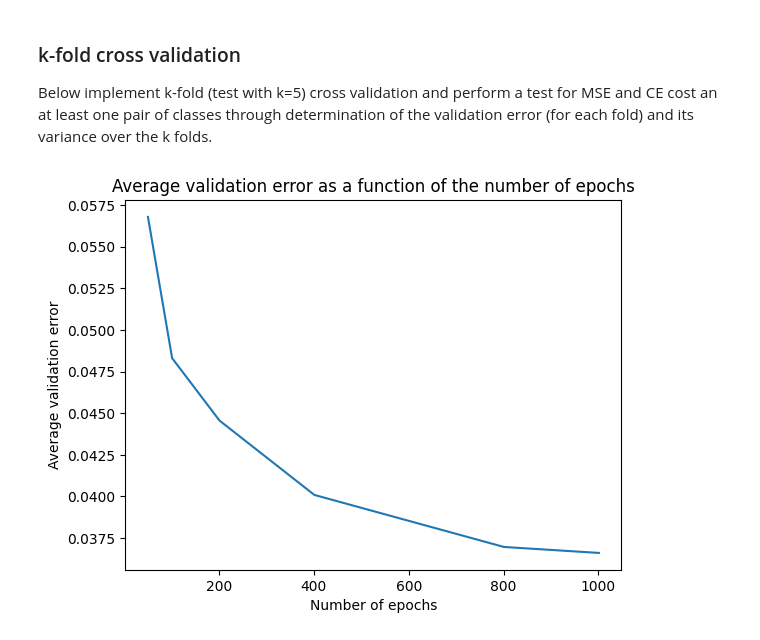
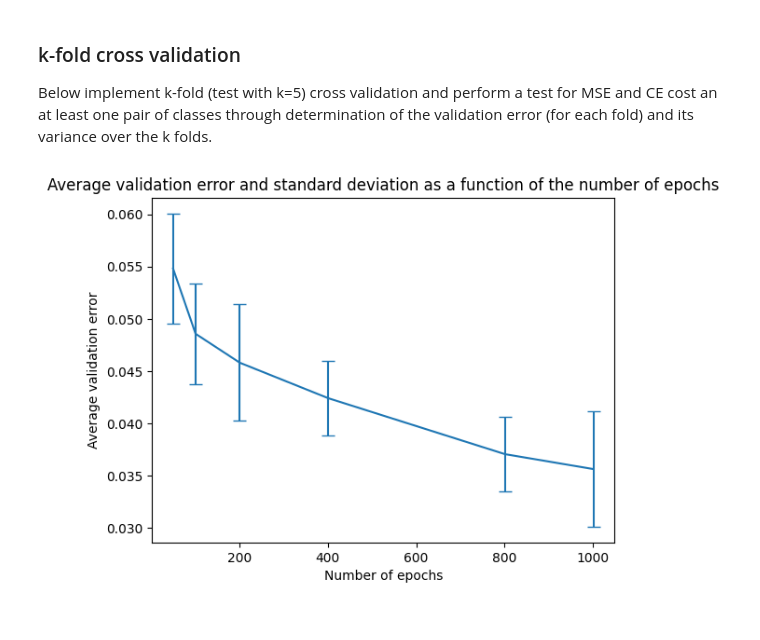
Before and after one commit to diegofrl/DeLearn23-24_PWs, a Jupyter notebook: PW2/k-fold_cross-correlation_stud.ipynb, the cells around one changed output. Cells and saved outputs as stored; diff of their text form; code cells hidden in the pictures.

```diff
--- a/PW2/k-fold_cross-correlation_stud.ipynb
+++ b/PW2/k-fold_cross-correlation_stud.ipynb
@@ -558,53 +561,50 @@ def k_fold_cross_validation(k=5, X=x_train, y=y_train, epochs=1000, alpha=0.5, r
     - y: numpy array, target vector
     - epochs: int, number of epochs for training
     - alpha: float, learning rate
-    - random_std: float, standard deviation for random initialisation of weights
+    - random_std: float, standard deviation for random initialization of weights
 
     Returns:
-    - Average validation error across all folds.
+    - Average validation error and its standard deviation across all folds.
     """
 
-    # Ensure inputs are numpy arrays
     X = np.array(X)
     y = np.array(y)
-
-    # Calculate the number of samples in each fold
     fold_size = len(X) // k
-
-    # Create a list to store the validation errors
     val_errors = []
 
-    # Perform k-fold cross-validation
     for i in range(k):
-        # Split the data into training and validation sets
         X_train = np.concatenate([X[:i * fold_size], X[(i + 1) * fold_size:]])
         y_train = np.concatenate([y[:i * fold_size], y[(i + 1) * fold_size:]])
         X_val = X[i * fold_size:(i + 1) * fold_size]
         y_val = y[i * fold_size:(i + 1) * fold_size]
 
-        # Train the model
+        # Assuming NeuralNetwork and its methods (optimise, propagate, calc_error) are defined elsewhere
         model = NeuralNetwork(random_std=random_std, size_in=X_train.shape[1])
         model.optimise({'x_train': X_train, 'y_train': y_train, 'x_val': X_val, 'y_val': y_val}, epochs, alpha)
 
-        # Calculate the validation error
         y_pred = model.propagate(X_val)
         val_error = model.calc_error(y_pred, y_val)
         val_errors.append(val_error)
 
-    # Calculate the average validation error
     avg_val_error = np.mean(val_errors)
+    std_val_error = np.std(val_errors)
 
-    return avg_val_error
+    return avg_val_error, std_val_error
 
-# Perform 5-fold cross-validation for different number of epochs between 50 and 1000 with 50 more every time using learning rate alpha = 0.5
 epochs = [50, 101, 201, 401, 801, 1001]
-avg_val_errors = [k_fold_cross_validation(5, epochs=epoch) for epoch in epochs]
+avg_val_errors = []
+std_val_errors = []
 
-# Plot the average validation error as a function of the number of epochs
-plt.plot(epochs, avg_val_errors)
+for epoch in epochs:
+    avg_error, std_error = k_fold_cross_validation(5, epochs=epoch)
+    avg_val_errors.append(avg_error)
+    std_val_errors.append(std_error)
+
+# Plotting with error bars
+plt.errorbar(epochs, avg_val_errors, yerr=std_val_errors, capsize=5)
 plt.xlabel('Number of epochs')
 plt.ylabel('Average validation error')
-plt.title('Average validation error as a function of the number of epochs')
+plt.title('Average validation error and standard deviation as a function of the number of epochs')
 plt.show()
 # %% [output]
-[figure, old version]
+[figure, new version]
```
Also changed, not shown: parts of 4 cells of this notebook.
